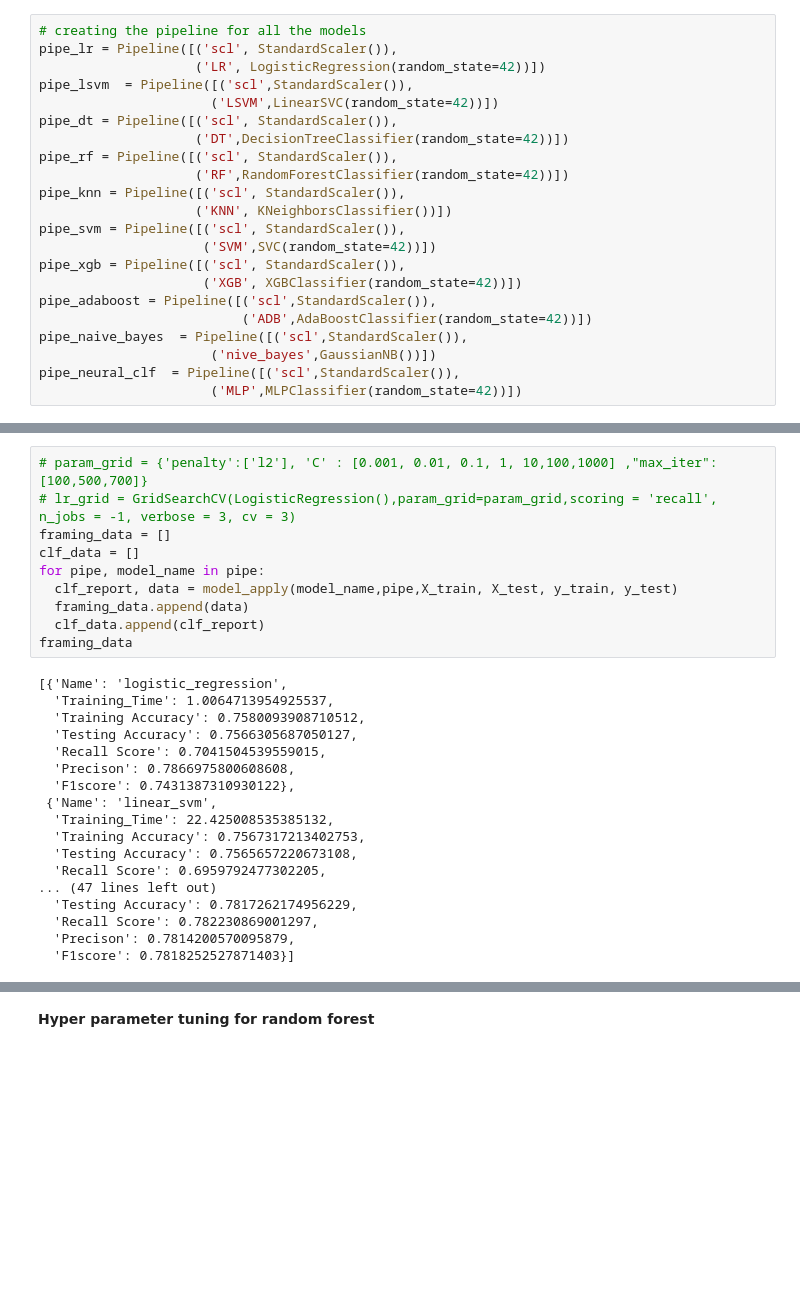
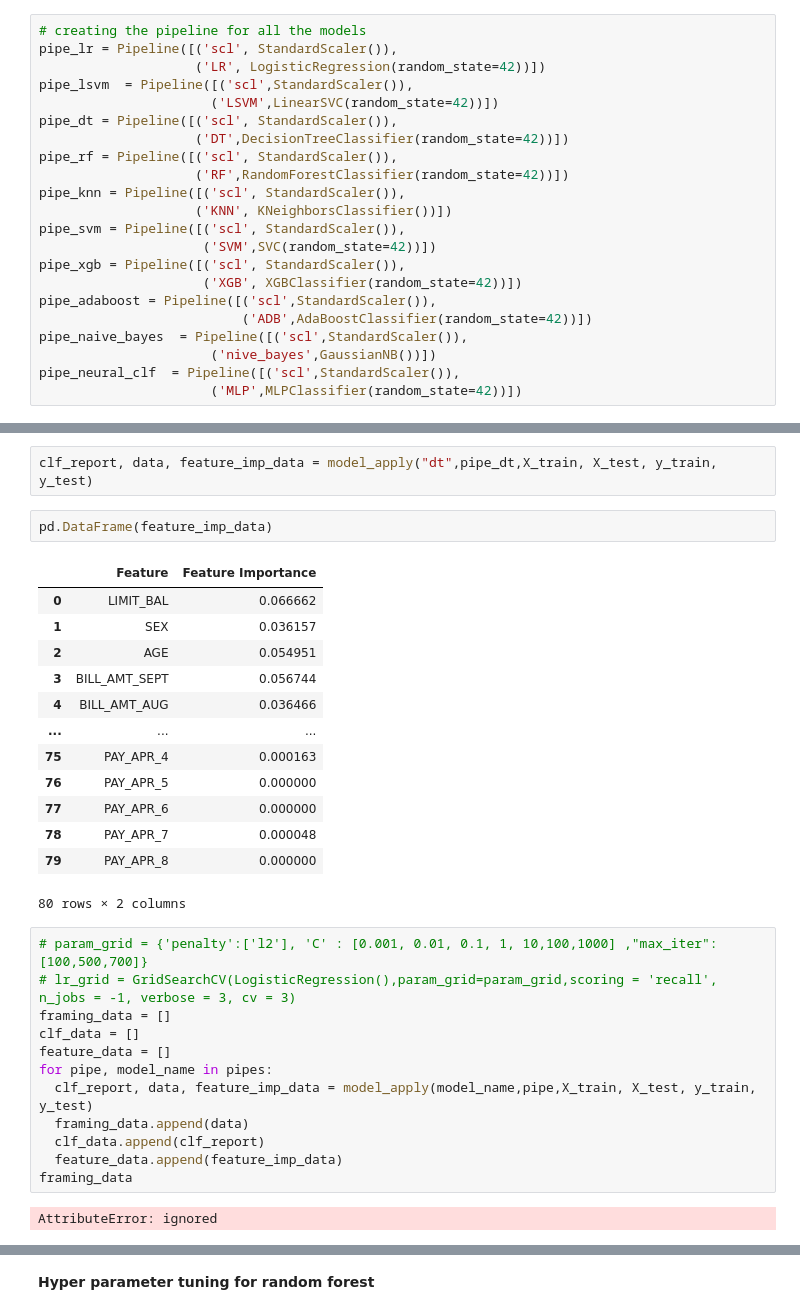
Before and after one commit to AyushSonuu/credit-card-default-ML-classification-capstone, a Jupyter notebook: Copy_of_Credit_Card_Default_Prediction_Capstone_Project.ipynb, the cells around one changed output, grey strips where cells are left out. Drawn from its saved outputs; the diff is of its cells as text; blank space fills up the shorter version.

```diff
--- a/Copy_of_Credit_Card_Default_Prediction_Capstone_Project.ipynb
+++ b/Copy_of_Credit_Card_Default_Prediction_Capstone_Project.ipynb
@@ -588,28 +602,32 @@ def model_apply(model_name,pipe,X_train, X_test, y_train, y_test):
+# %%
+clf_report, data, feature_imp_data = model_apply("dt",pipe_dt,X_train, X_test, y_train, y_test)
+# %%
+pd.DataFrame(feature_imp_data)
+# %% [output]
+|  | Feature | Feature Importance |
+| 0 | LIMIT_BAL | 0.066662 |
+| 1 | SEX | 0.036157 |
+| 2 | AGE | 0.054951 |
+| 3 | BILL_AMT_SEPT | 0.056744 |
+| 4 | BILL_AMT_AUG | 0.036466 |
+| ... | ... | ... |
+| 75 | PAY_APR_4 | 0.000163 |
+| 76 | PAY_APR_5 | 0.000000 |
+| 77 | PAY_APR_6 | 0.000000 |
+| 78 | PAY_APR_7 | 0.000048 |
+| 79 | PAY_APR_8 | 0.000000 |
+80 rows × 2 columns
 # %%
 # param_grid = {'penalty':['l2'], 'C' : [0.001, 0.01, 0.1, 1, 10,100,1000] ,"max_iter":[100,500,700]}
 # lr_grid = GridSearchCV(LogisticRegression(),param_grid=param_grid,scoring = 'recall', n_jobs = -1, verbose = 3, cv = 3)
 framing_data = []
 clf_data = []
-for pipe, model_name in pipe:
-  clf_report, data = model_apply(model_name,pipe,X_train, X_test, y_train, y_test)
+feature_data = []
+for pipe, model_name in pipes:
+  clf_report, data, feature_imp_data = model_apply(model_name,pipe,X_train, X_test, y_train, y_test)
   framing_data.append(data)
   clf_data.append(clf_report)
+  feature_data.append(feature_imp_data)
 framing_data
 # %% [output]
-[{'Name': 'logistic_regression',
-  'Training_Time': 1.0064713954925537,
-  'Training Accuracy': 0.7580093908710512,
-  'Testing Accuracy': 0.7566305687050127,
-  'Recall Score': 0.7041504539559015,
-  'Precison': 0.7866975800608608,
-  'F1score': 0.7431387310930122},
- {'Name': 'linear_svm',
-  'Training_Time': 22.425008535385132,
-  'Training Accuracy': 0.7567317213402753,
-  'Testing Accuracy': 0.7565657220673108,
-  'Recall Score': 0.6959792477302205,
-... (47 lines left out)
-  'Testing Accuracy': 0.7817262174956229,
-  'Recall Score': 0.782230869001297,
-  'Precison': 0.7814200570095879,
-  'F1score': 0.7818252527871403}]
+AttributeError: ignored
```
Also changed, not shown: parts of 32 cells of this notebook.
